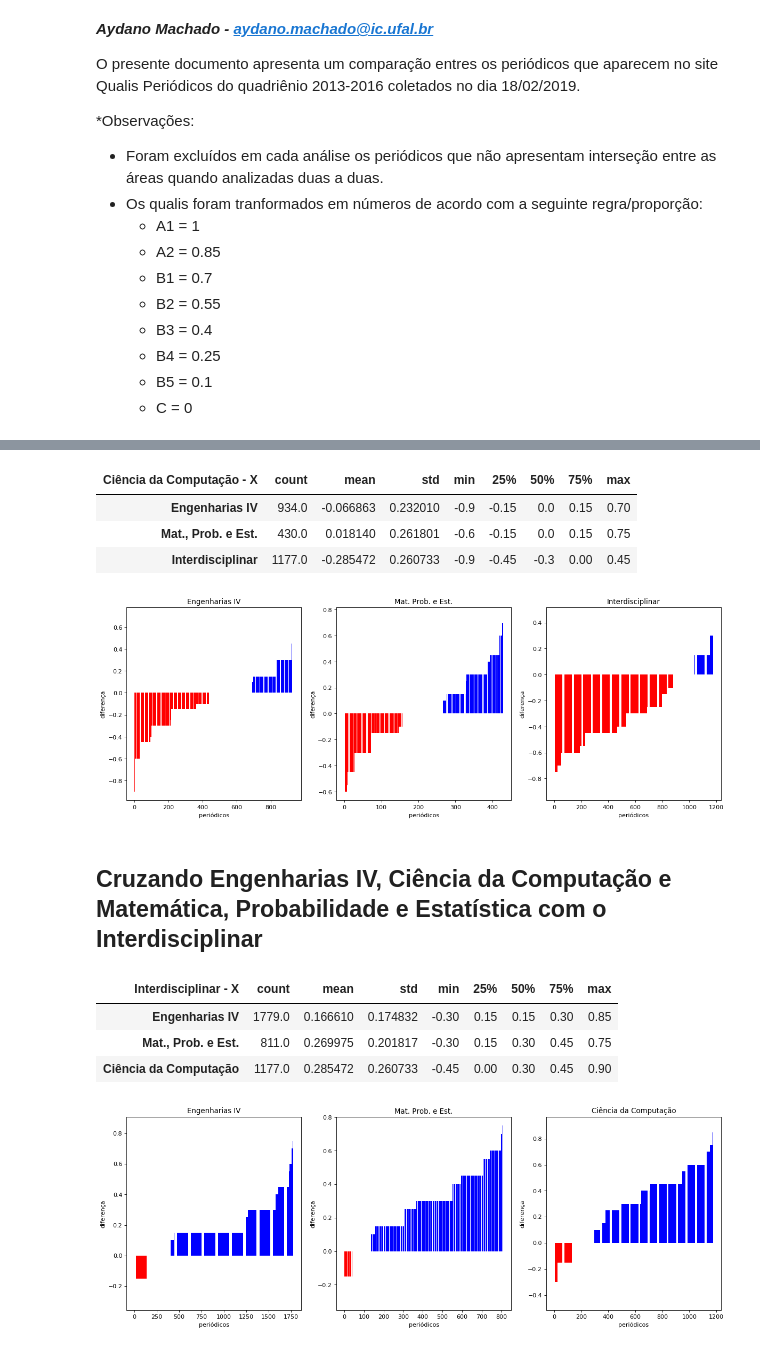
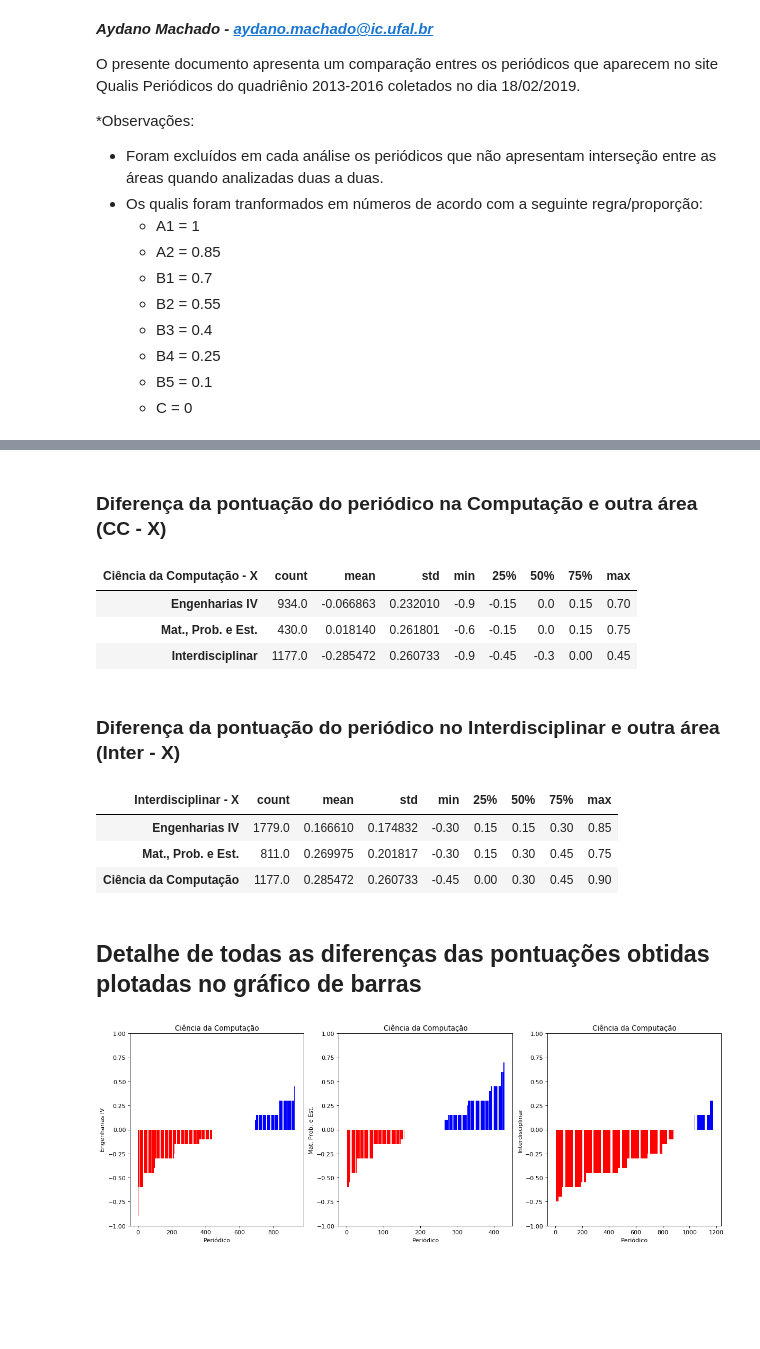
Before and after one commit to aydanomachado/qualis, a Jupyter notebook: Qualis_IC_study.ipynb, the cells around one changed output, grey strips where cells are left out. Cells and saved outputs as stored; diff of their text form; code cells hidden in the pictures; blank space fills up the shorter version.

Commit message:
Análise da interseção organizada

```diff
--- a/Qualis_IC_study.ipynb
+++ b/Qualis_IC_study.ipynb
@@ -26,3 +35,5 @@ from IPython.core.display import HTML
+# %% [markdown]
+### Diferença da pontuação do periódico na Computação e outra área (CC - X)
 # %%
 display(q.CC_desc)
 # %% [output]
@@ -30,41 +41,8 @@ display(q.CC_desc)
 | Engenharias IV | 934.0 | -0.066863 | 0.232010 | -0.9 | -0.15 | 0.0 | 0.15 | 0.70 |
 | Mat., Prob. e Est. | 430.0 | 0.018140 | 0.261801 | -0.6 | -0.15 | 0.0 | 0.15 | 0.75 |
 | Interdisciplinar | 1177.0 | -0.285472 | 0.260733 | -0.9 | -0.45 | -0.3 | 0.00 | 0.45 |
-# %%
-fig=plt.figure(figsize=(18, 6), dpi= 80, facecolor='w', edgecolor='k')
-
-plt.subplot(1, 3, 1)
-plt.title('Engenharias IV')
-plt.xlabel('periódicos')
-plt.ylabel('diferença')
-y_pos = np.arange(len(q.eng4_cc['CC_Eng4']))
-height = q.eng4_cc['CC_Eng4'].sort_values()
-bar_color = np.where(height<0, 'red', 'blue')
-plt.bar(y_pos, height, color=bar_color)
-
-plt.subplot(1, 3, 2)
-plt.title('Mat. Prob. e Est.')
-plt.xlabel('periódicos')
-plt.ylabel('diferença')
-y_pos = np.arange(len(q.mpe_cc['CC_MPE']))
-height = q.mpe_cc['CC_MPE'].sort_values()
-bar_color = np.where(height<0, 'red', 'blue')
-plt.bar(y_pos, height, color=bar_color)
-
-plt.subplot(1, 3, 3)
-plt.title('Interdisciplinar')
-plt.xlabel('periódicos')
-plt.ylabel('diferença')
-y_pos = np.arange(len(q.inter_cc['CC_Inter']))
-height = q.inter_cc['CC_Inter'].sort_values()
-bar_color = np.where(height<0, 'red', 'blue')
-plt.bar(y_pos, height, color=bar_color)
-
-plt.show()
-# %% [output]
-[figure, removed]
-# %% [markdown]
-## Cruzando Engenharias IV, Ciência da Computação e Matemática, Probabilidade e Estatística com o Interdisciplinar
+# %% [markdown]
+### Diferença da pontuação do periódico no Interdisciplinar e outra área (Inter - X)
 # %%
 display(q.Inter_desc)
 # %% [output]
@@ -72,36 +50,9 @@ display(q.Inter_desc)
 | Engenharias IV | 1779.0 | 0.166610 | 0.174832 | -0.30 | 0.15 | 0.15 | 0.30 | 0.85 |
 | Mat., Prob. e Est. | 811.0 | 0.269975 | 0.201817 | -0.30 | 0.15 | 0.30 | 0.45 | 0.75 |
 | Ciência da Computação | 1177.0 | 0.285472 | 0.260733 | -0.45 | 0.00 | 0.30 | 0.45 | 0.90 |
-# %%
-fig=plt.figure(figsize=(18, 6), dpi= 80, facecolor='w', edgecolor='k')
-
-plt.subplot(1, 3, 1)
-plt.title('Engenharias IV')
-plt.xlabel('periódicos')
-plt.ylabel('diferença')
-y_pos = np.arange(len(q.eng4_inter['Inter_Eng4']))
-height = q.eng4_inter['Inter_Eng4'].sort_values()
-bar_color = np.where(height<0, 'red', 'blue')
-plt.bar(y_pos, height, color=bar_color)
-
-plt.subplot(1, 3, 2)
-plt.title('Mat. Prob. e Est.')
-plt.xlabel('periódicos')
-plt.ylabel('diferença')
-y_pos = np.arange(len(q.mpe_inter['Inter_MPE']))
-height = q.mpe_inter['Inter_MPE'].sort_values()
-bar_color = np.where(height<0, 'red', 'blue')
-plt.bar(y_pos, height, color=bar_color)
-
-plt.subplot(1, 3, 3)
-plt.title('Ciência da Computação')
-plt.xlabel('periódicos')
-plt.ylabel('diferença')
-y_pos = np.arange(len(q.cc_inter['Inter_CC']))
-height = q.cc_inter['Inter_CC'].sort_values()
-bar_color = np.where(height<0, 'red', 'blue')
-plt.bar(y_pos, height, color=bar_color)
-
-plt.show()
-# %% [output]
-[figure, removed]
+# %% [markdown]
+## Detalhe de todas as diferenças das pontuações obtidas plotadas no gráfico de barras
+# %%
+q.plotCCBars()
+# %% [output]
+[figure, added]
```
Also changed, not shown: parts of 7 cells of this notebook, 1 other file.
